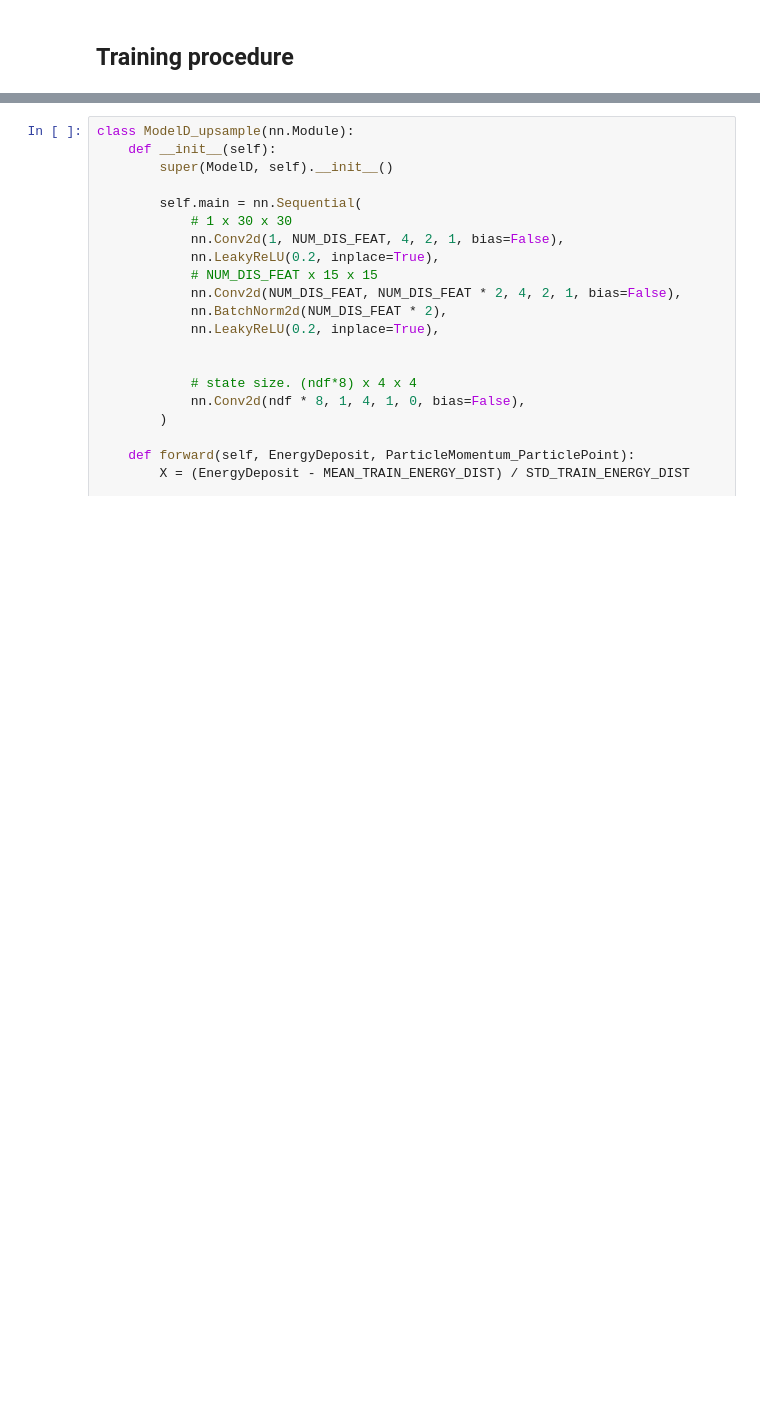
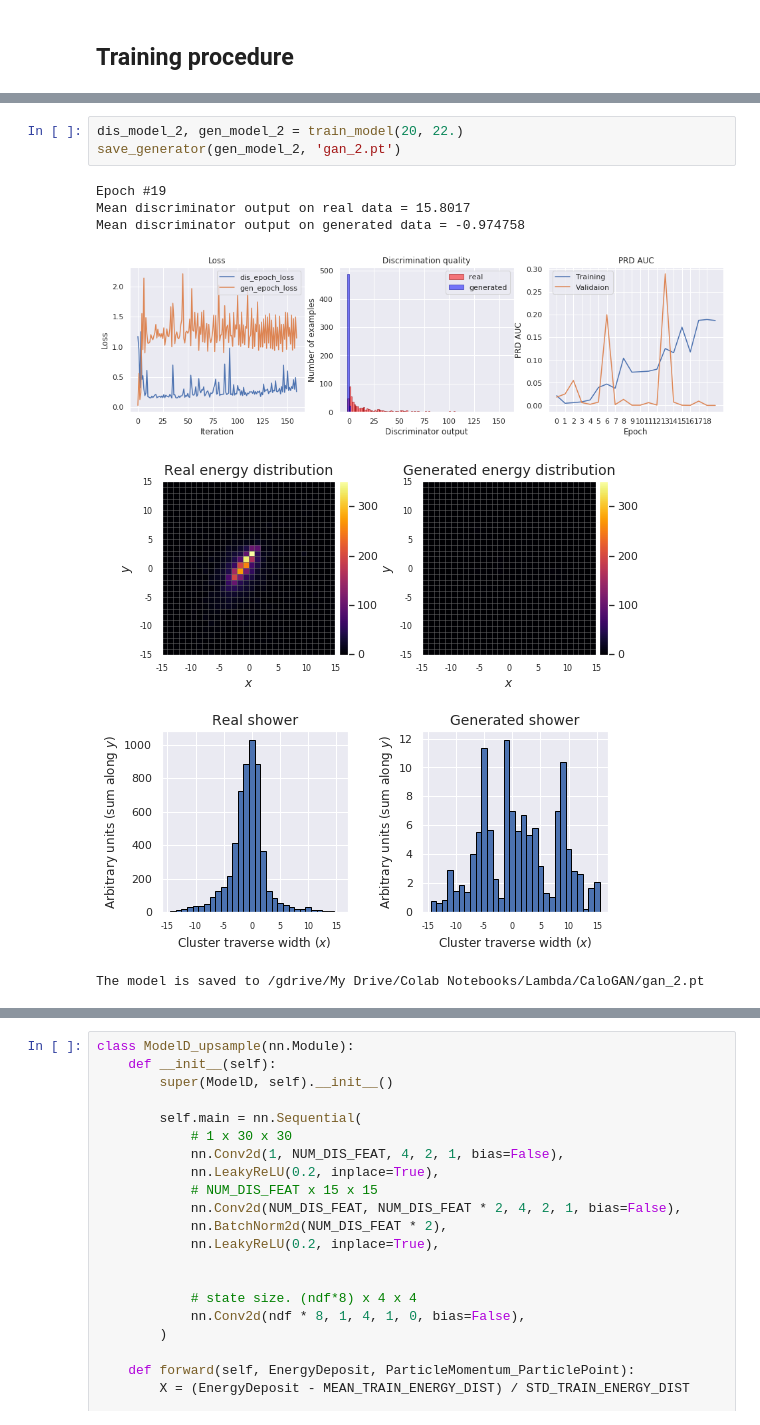
Before and after one commit to TheodorSergeev/mlhep2019_2_phase, a Jupyter notebook: analysis/lhcb_calo_gan.ipynb, the cells around one changed output, grey strips where cells are left out. Drawn from its saved outputs; the diff is of its cells as text; blank space fills up the shorter version.

```diff
--- a/analysis/lhcb_calo_gan.ipynb
+++ b/analysis/lhcb_calo_gan.ipynb
@@ -962,0 +1027,10 @@ def run_training(epoch_num, use_separate_validation=False):
+# %%
+dis_model_2, gen_model_2 = train_model(20, 22.)
+save_generator(gen_model_2, 'gan_2.pt')
+# %% [output]
+Epoch #19
+Mean discriminator output on real data = 15.8017
+Mean discriminator output on generated data = -0.974758
+[figure, added]
+[figure, added]
+The model is saved to /gdrive/My Drive/Colab Notebooks/Lambda/CaloGAN/gan_2.pt
```
Also changed, not shown: parts of 38 cells of this notebook, 4 other files.
